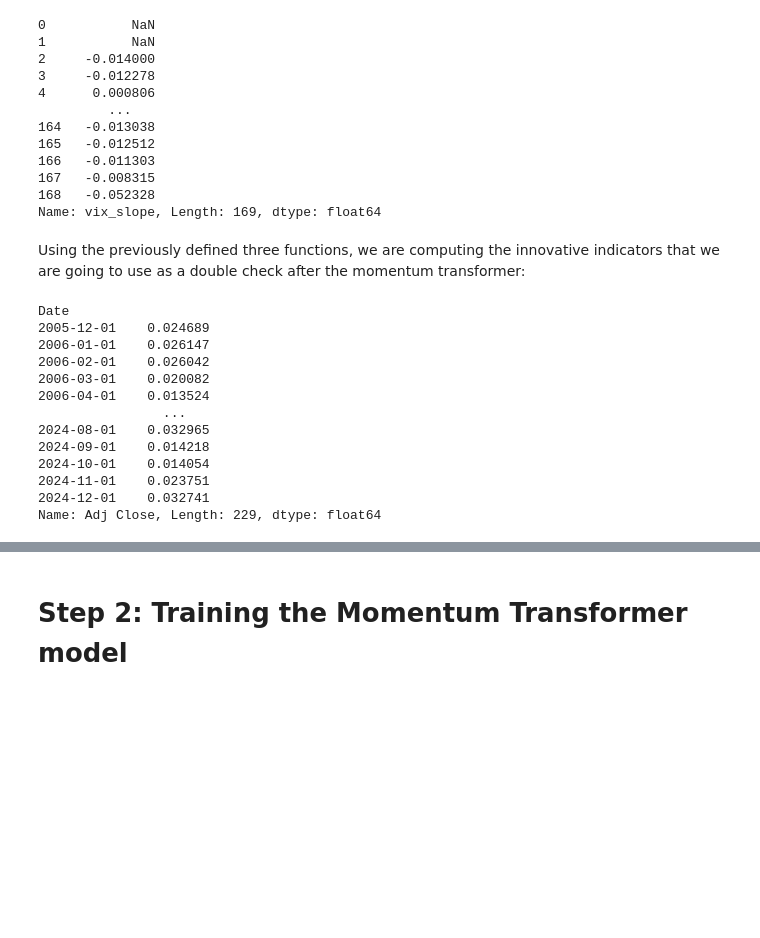
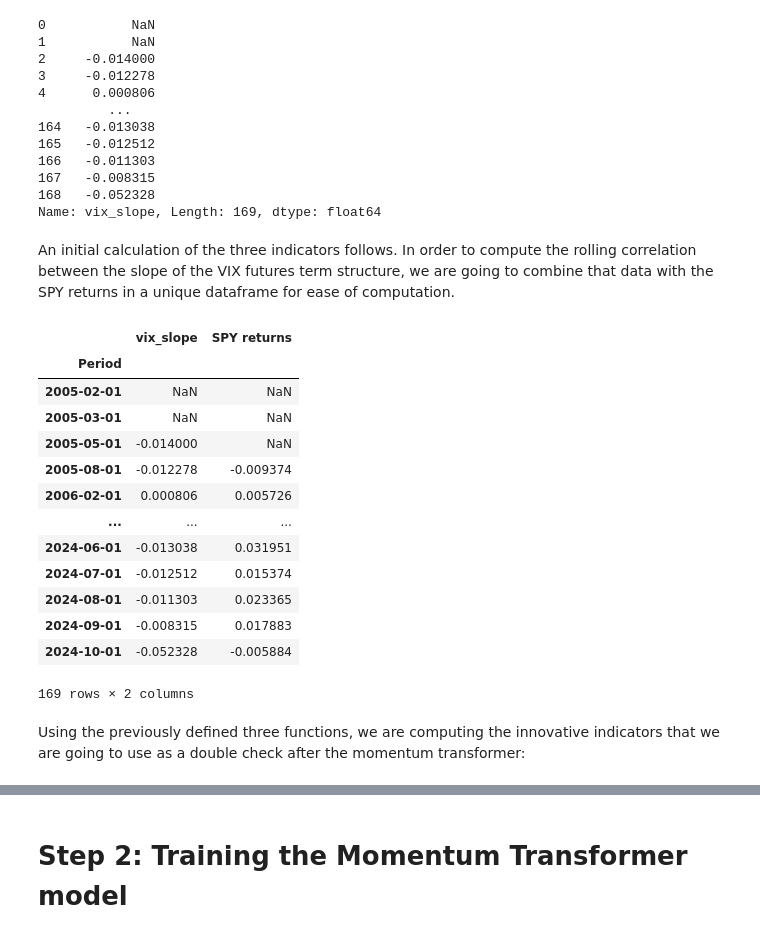
Before and after one commit to AleInc996/Capstone_WQU, a Jupyter notebook: model.ipynb, the cells around one changed output, grey strips where cells are left out. Saved outputs shown, nothing was run; the diff lists cells and outputs as text; code cells hidden in the pictures; blank space fills up the shorter version.

Commit message:
model_v0.5
Data manipulation and preparation, together with momentum transformer model development are basically completed
now moving to the stage of scenarios forecasting for 2025

```diff
--- a/model.ipynb
+++ b/model.ipynb
@@ -37,7 +37,8 @@ Date
 2024-12-01    584.114075
 Name: Adj Close, Length: 234, dtype: float64
 # %%
-spy_rets = spy_prices.pct_change().dropna()
+spy_rets = spy_prices.pct_change().dropna() # computing returns and dropping NAs (most importantly, dropping the first observation)
+spy_rets.rename('SPY returns', inplace = True) # renaming the column as now we have returns and not prices
 spy_rets
 # %% [output]
 Date
@@ -152,7 +159,7 @@ def constant_mat_term_structure(vix_term_structure):
     This function computes the linear interpolation of VIX futures prices
     for generating a constant maturity term structure.
 
-    It takes the VIX dataframe with prices and days to expiration as input,
+    It takes the VIX dataframe, be it either the historical one or the future one, as input,
     and will return the interpolated prices of the VIX futures.
     """
 
@@ -169,7 +176,7 @@ def constant_mat_term_structure(vix_term_structure):
         interpolated_price = price1 * (maturity2 - target_maturity) / (maturity2 - maturity1) + price2 * (target_maturity - maturity1) / (maturity2 - maturity1)
         constant_maturity_prices.append(interpolated_price) # appending each result of the loop in the initially created variable
 
-    constant_maturity_prices.insert(0, None) # adding NaN for the first row since it doesn't have a previous contract
+    constant_maturity_prices.insert(0, None) # adding nan for the first row since it doesn't have a previous contract
     vix_term_structure["Constant Maturity Price"] = constant_maturity_prices # adding the newly computed prices to the original table
     return vix_term_structure
 # %% [markdown]
@@ -249,29 +262,35 @@ constant_maturity_hist["vix_slope"]
 167   -0.008315
 168   -0.052328
 Name: vix_slope, Length: 169, dtype: float64
+# %% [markdown]
+An initial calculation of the three indicators follows. In order to compute the rolling correlation between the slope of the VIX futures term structure, we are going to combine that data with the SPY returns in a unique dataframe for ease of computation.
 # %%
-constant_maturity_hist = constant_maturity_hist.set_index('Period', drop = True)
-correlation_dataset = constant_maturity_hist.join(spy_rets, how = 'left')
-correlation_dataset = correlation_dataset.drop(['Tenor', 'Ticker', 'Last Price', 'Days past', 'Constant Maturity Price'], axis = 1)
+# now the idea is to merge the historical VIX dataframe with returns from SPY, so that we have aligned data and we can compute correlation
+constant_maturity_hist = constant_maturity_hist.set_index('Period', drop = True) # setting the dates as index
+correlation_dataset = constant_maturity_hist.join(spy_rets, how = 'left') # adding the returns from SPY to the historical VIX dataframe
+correlation_dataset = correlation_dataset.drop(['Tenor', 'Ticker', 'Last Price', 'Days past', 'Constant Maturity Price'], axis = 1) # dropping unnecessary columns for correlation analysis
+
+correlation_dataset
+# %% [output]
+|  | vix_slope | SPY returns |
+| Period |  |  |
+| 2005-02-01 | NaN | NaN |
+| 2005-03-01 | NaN | NaN |
+| 2005-05-01 | -0.014000 | NaN |
+| 2005-08-01 | -0.012278 | -0.009374 |
+| 2006-02-01 | 0.000806 | 0.005726 |
+| ... | ... | ... |
+| 2024-06-01 | -0.013038 | 0.031951 |
+| 2024-07-01 | -0.012512 | 0.015374 |
+| 2024-08-01 | -0.011303 | 0.023365 |
+| 2024-09-01 | -0.008315 | 0.017883 |
+| 2024-10-01 | -0.052328 | -0.005884 |
+169 rows × 2 columns
 # %% [markdown]
 Using the previously defined three functions, we are computing the innovative indicators that we are going to use as a double check after the momentum transformer:
 # %%
 vol_indicator = rolling_std(spy_rets, time_interval = 5).dropna() # calculating volatility indicator on the returns of SPY
-correlation_indicator = rolling_correlation(correlation_dataset['vix_slope'], correlation_dataset['Adj Close'], time_interval = 5)#.dropna()
-roc_indicator = ROC(correlation_dataset['vix_slope']).dropna() # calculating rate of change of the VIX futures constant maturity term structure slope
-
-print(vol_indicator)
+correlation_indicator = rolling_correlation(correlation_dataset['vix_slope'], correlation_dataset['SPY returns'], time_interval = 5).dropna() # computing correlation indicator between SPY returns and historical VIX slope
+roc_indicator = ROC(correlation_dataset['vix_slope']).dropna() # calculating rate of change of the historical VIX futures constant maturity term structure slope
+roc_indicator.replace([np.inf, -np.inf], np.nan, inplace = True) # replacing infinite values with nan, as there are a couple of zeros in the slope columns which generate inf
+roc_indicator.dropna(inplace = True) # dropping again rows with nan values
-# %% [output]
-Date
-2005-12-01    0.024689
-2006-01-01    0.026147
-2006-02-01    0.026042
-2006-03-01    0.020082
-2006-04-01    0.013524
-                ...
-2024-08-01    0.032965
-2024-09-01    0.014218
-2024-10-01    0.014054
-2024-11-01    0.023751
-2024-12-01    0.032741
-Name: Adj Close, Length: 229, dtype: float64
```
Also changed, not shown: parts of 38 cells of this notebook.
